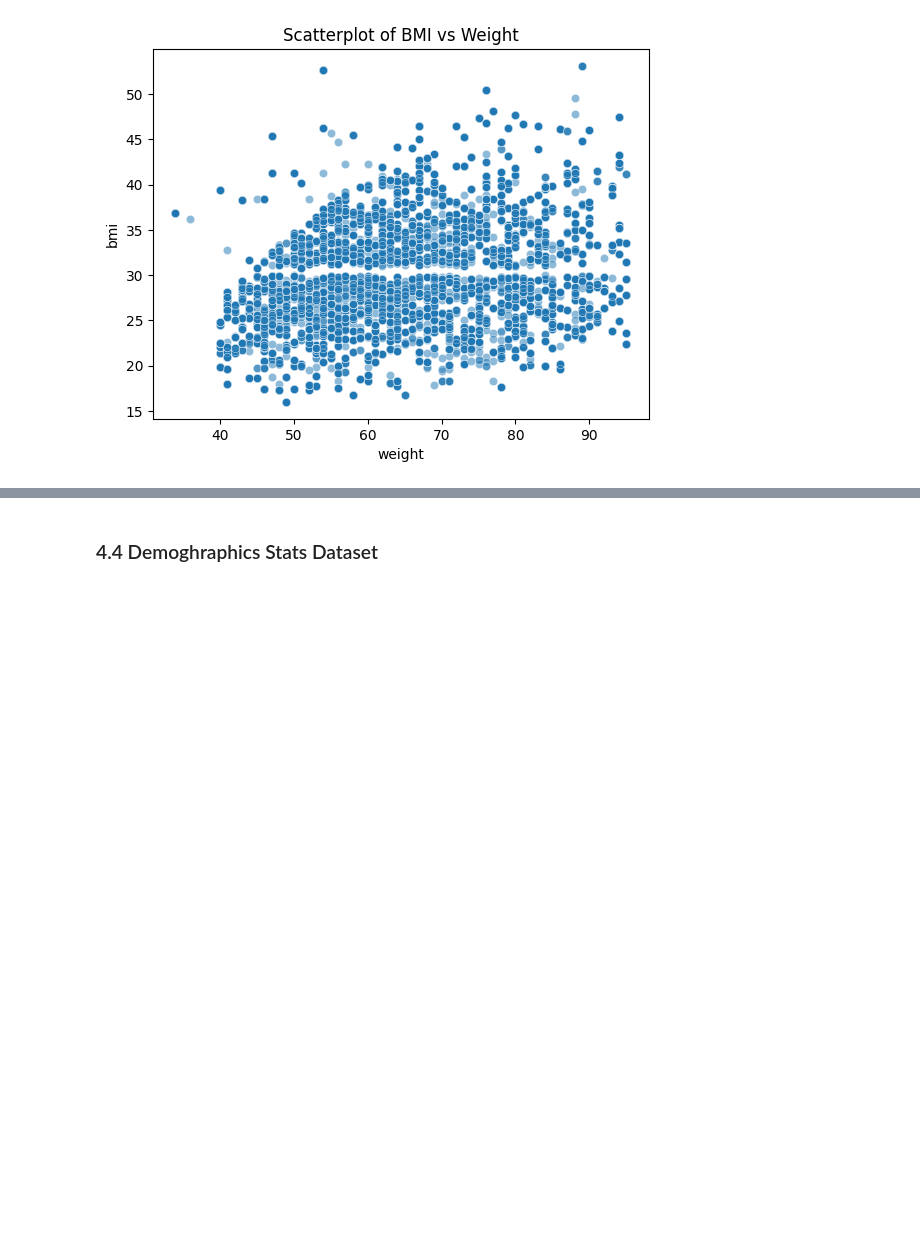
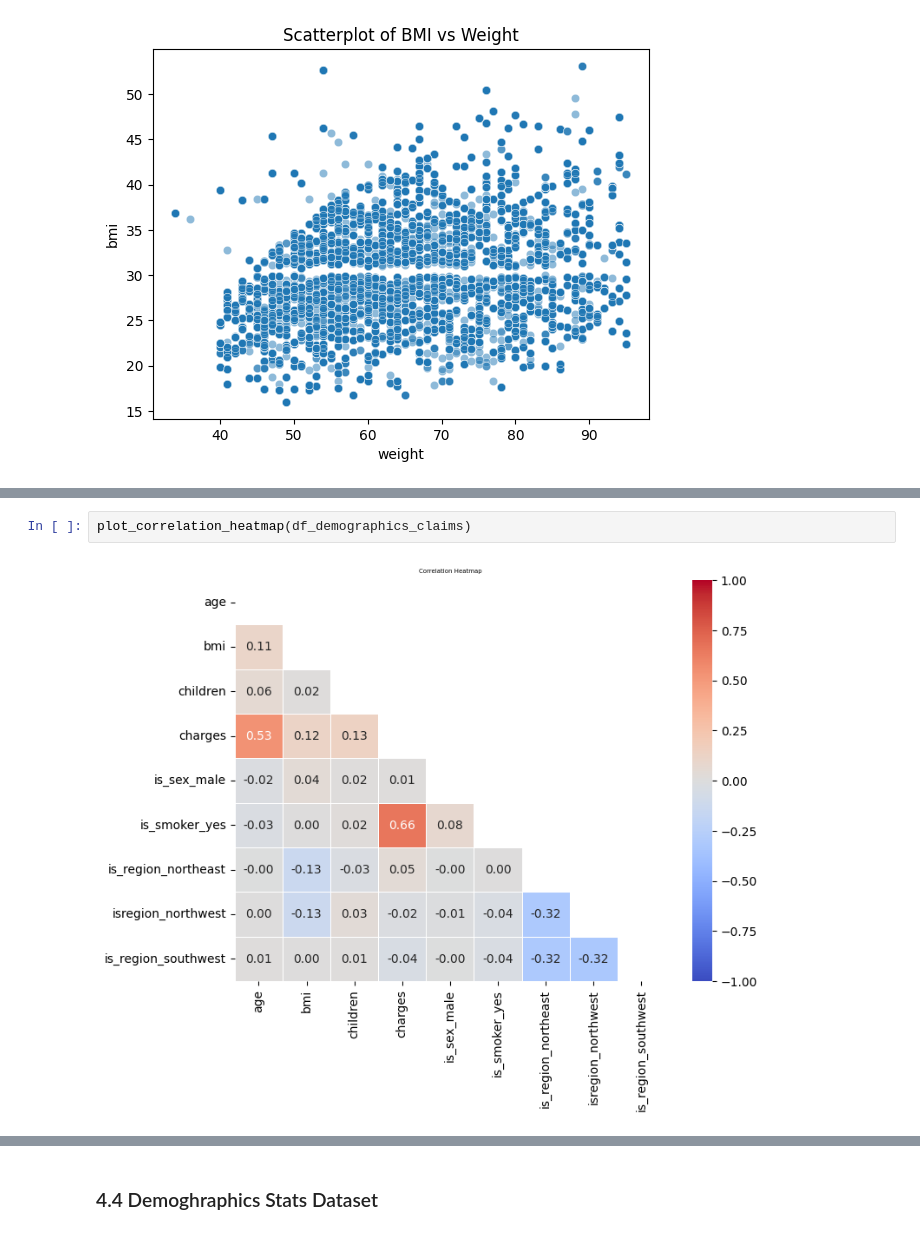
Before and after one commit to parvatijay2901/InsurIQ-Data-RAG-Dashboard, a Jupyter notebook: EDA/N2_Data-analysis.ipynb, the cells around one changed output, grey strips where cells are left out. Cells and saved outputs as stored; diff of their text form; blank space fills up the shorter version.

```diff
--- a/EDA/N2_Data-analysis.ipynb
+++ b/EDA/N2_Data-analysis.ipynb
@@ -386,0 +459,4 @@ Probably, in this case, height is really varying across individuals (BMI values
+# %%
+plot_correlation_heatmap(df_demographics_claims)
+# %% [output]
+[figure, added]
```
Also changed, not shown: parts of 28 cells of this notebook, 1 other file.
